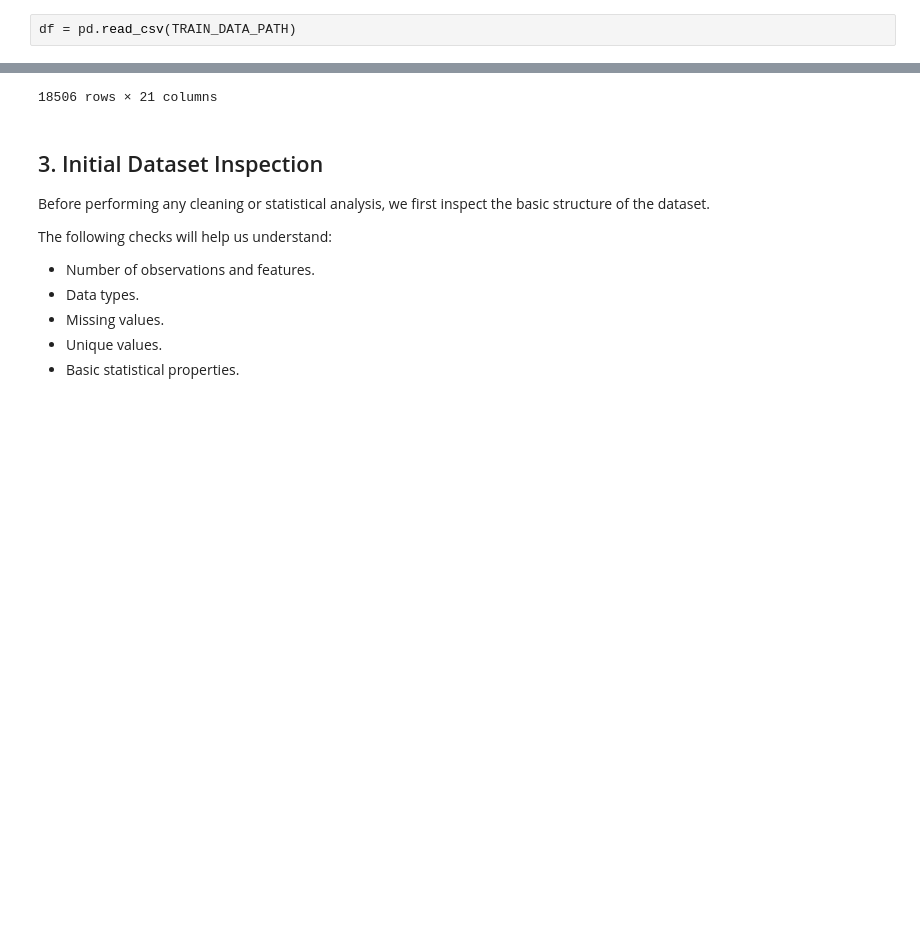
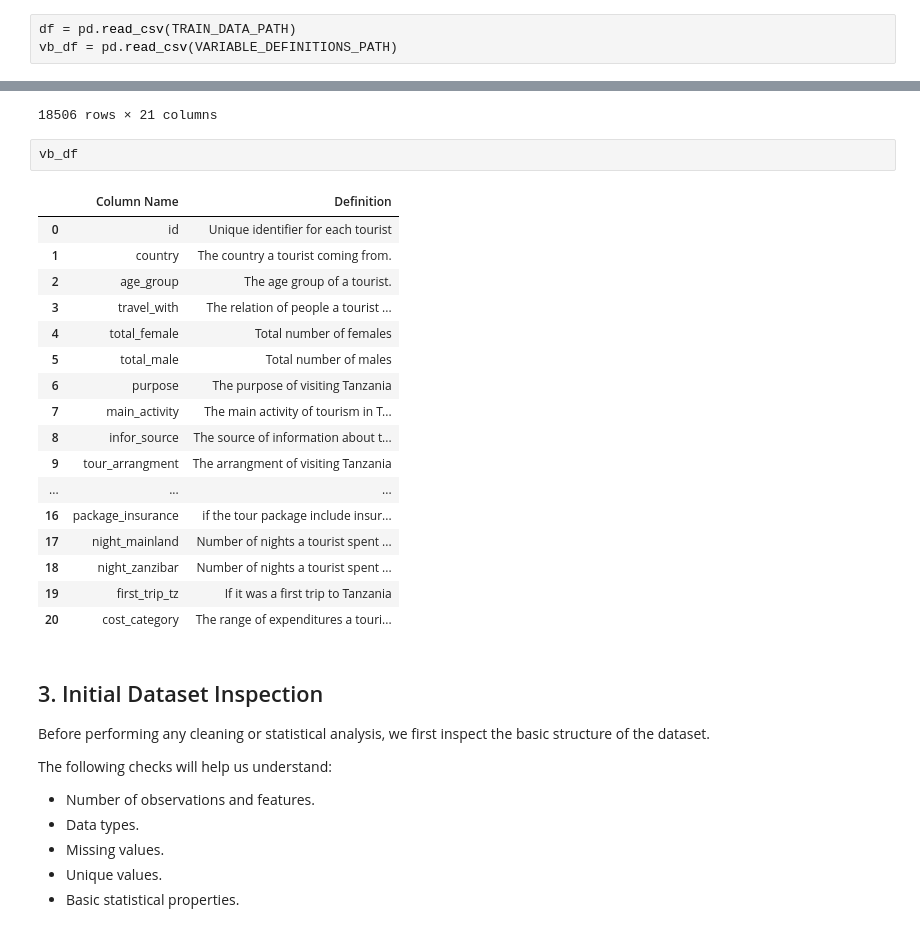
Before and after one commit to kareem0088/tanzania-tourism-classification, a Jupyter notebook: notebooks/01_statistical_eda.ipynb, the cells around one changed output, grey strips where cells are left out. Saved outputs shown, nothing was run; the diff lists cells and outputs as text; blank space fills up the shorter version.

```diff
--- a/notebooks/01_statistical_eda.ipynb
+++ b/notebooks/01_statistical_eda.ipynb
@@ -57,6 +58,7 @@ from dython.nominal import associations
 ## 2. Load Data
 # %%
 df = pd.read_csv(TRAIN_DATA_PATH)
+vb_df = pd.read_csv(VARIABLE_DEFINITIONS_PATH)
 # %%
 df
 # %% [output]
@@ -73,6 +75,26 @@ df
 | 18504 | tour_idy6ydo00w | UNITED STATES OF AMERICA | 25-44 | With Spouse | 1.0 | 1.0 | Leisure and Holidays | Conference Tourism | ... |
 | 18505 | tour_idceoq9por | OMAN | 25-44 | With Spouse and Children | 2.0 | 1.0 | Visiting Friends and Relatives | Wildlife Tourism | ... |
 18506 rows × 21 columns
+# %%
+vb_df
+# %% [output]
+|  | Column Name | Definition |
+| 0 | id | Unique identifier for each tourist |
+| 1 | country | The country a tourist coming from. |
+| 2 | age_group | The age group of a tourist. |
+| 3 | travel_with | The relation of people a tourist ... |
+| 4 | total_female | Total number of females |
+| 5 | total_male | Total number of males |
+| 6 | purpose | The purpose of visiting Tanzania |
+| 7 | main_activity | The main activity of tourism in T... |
+| 8 | infor_source | The source of information about t... |
+| 9 | tour_arrangment | The arrangment of visiting Tanzania |
+| ... | ... | ... |
+| 16 | package_insurance | if the tour package include insur... |
+| 17 | night_mainland | Number of nights a tourist spent ... |
+| 18 | night_zanzibar | Number of nights a tourist spent ... |
+| 19 | first_trip_tz | If it was a first trip to Tanzania |
+| 20 | cost_category | The range of expenditures a touri... |
 # %% [markdown]
 ## 3. Initial Dataset Inspection
 
```
Also changed, not shown: parts of 6 cells of this notebook, 2 other files.
